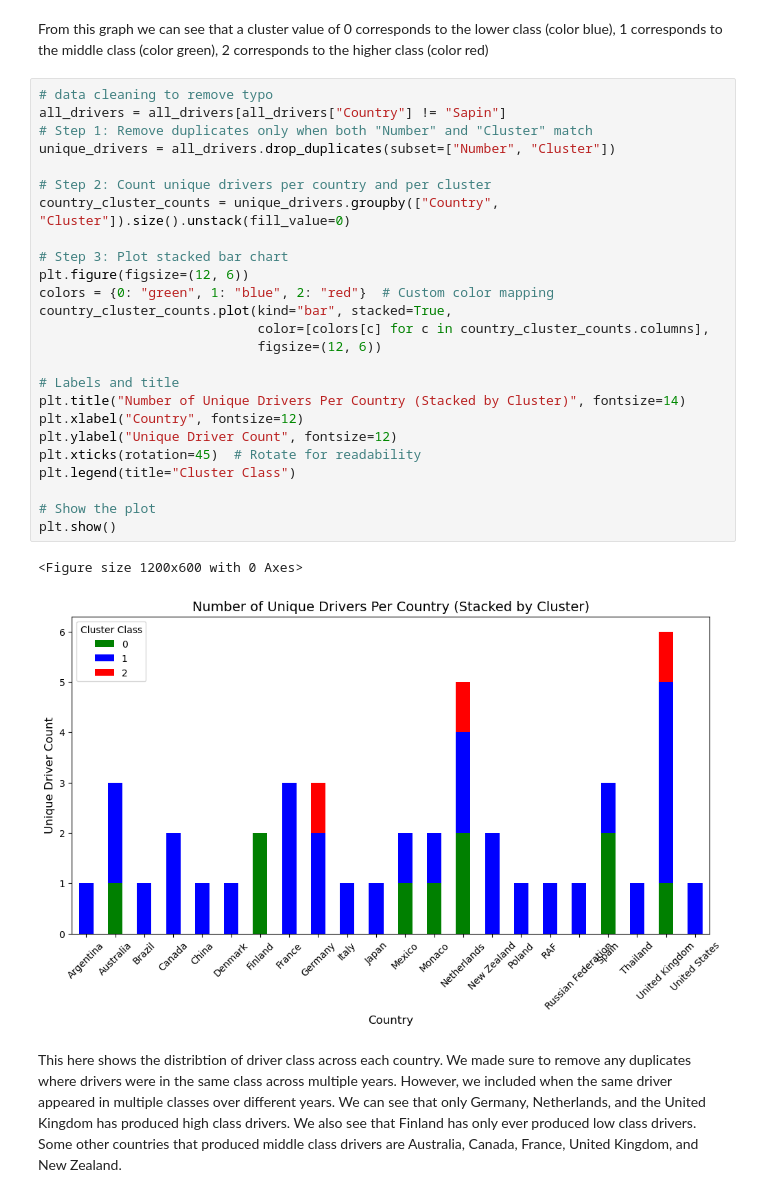
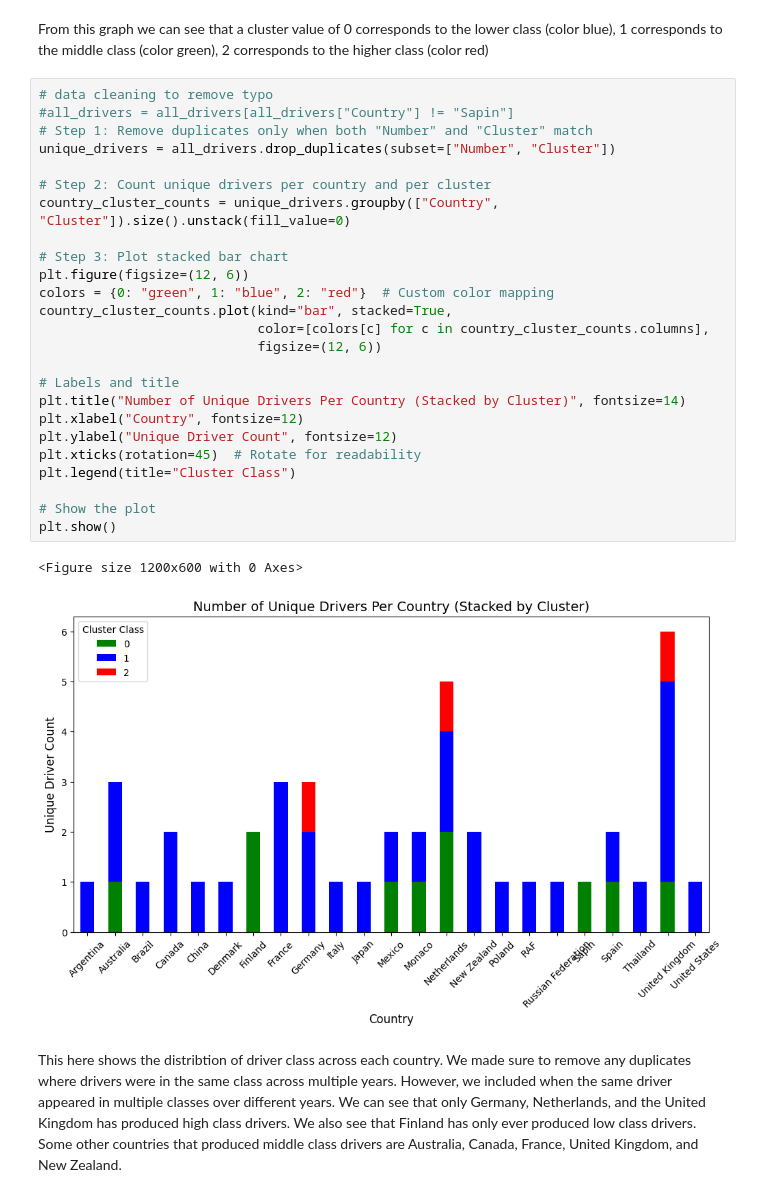
Before and after one commit to Dekamayaro/F1-Prediction-Project, a Jupyter notebook: project.ipynb, the cells around one changed output. Cells and saved outputs as stored; diff of their text form.

```diff
--- a/project.ipynb
+++ b/project.ipynb
@@ -214,32 +218,32 @@ plt.show()
 From this graph we can see that a cluster value of 0 corresponds to the lower class (color blue), 1 corresponds to the middle class (color green), 2 corresponds to the higher class (color red)
 # %%
 # data cleaning to remove typo
-all_drivers = all_drivers[all_drivers["Country"] != "Sapin"]
+#all_drivers = all_drivers[all_drivers["Country"] != "Sapin"]
 # Step 1: Remove duplicates only when both "Number" and "Cluster" match
 unique_drivers = all_drivers.drop_duplicates(subset=["Number", "Cluster"])
 
 # Step 2: Count unique drivers per country and per cluster
 country_cluster_counts = unique_drivers.groupby(["Country", "Cluster"]).size().unstack(fill_value=0)
 
 # Step 3: Plot stacked bar chart
 plt.figure(figsize=(12, 6))
 colors = {0: "green", 1: "blue", 2: "red"}  # Custom color mapping
 country_cluster_counts.plot(kind="bar", stacked=True,
                             color=[colors[c] for c in country_cluster_counts.columns],
                             figsize=(12, 6))
 
 # Labels and title
 plt.title("Number of Unique Drivers Per Country (Stacked by Cluster)", fontsize=14)
 plt.xlabel("Country", fontsize=12)
 plt.ylabel("Unique Driver Count", fontsize=12)
 plt.xticks(rotation=45)  # Rotate for readability
 plt.legend(title="Cluster Class")
 
 # Show the plot
 plt.show()
 # %% [output]
 <Figure size 1200x600 with 0 Axes>
-[figure, old version]
+[figure, new version]
 # %% [markdown]
 This here shows the distribtion of driver class across each country. We made sure to remove any duplicates where drivers were in the same class across multiple years. However, we included when the same driver appeared in multiple classes over different years. We can see that only Germany, Netherlands, and the United Kingdom has produced high class drivers. We also see that Finland has only ever produced low class drivers. Some other countries that produced middle class drivers are Australia, Canada, France, United Kingdom, and New Zealand.
 # %%
```
Also changed, not shown: parts of 8 cells of this notebook, 1 other file.
